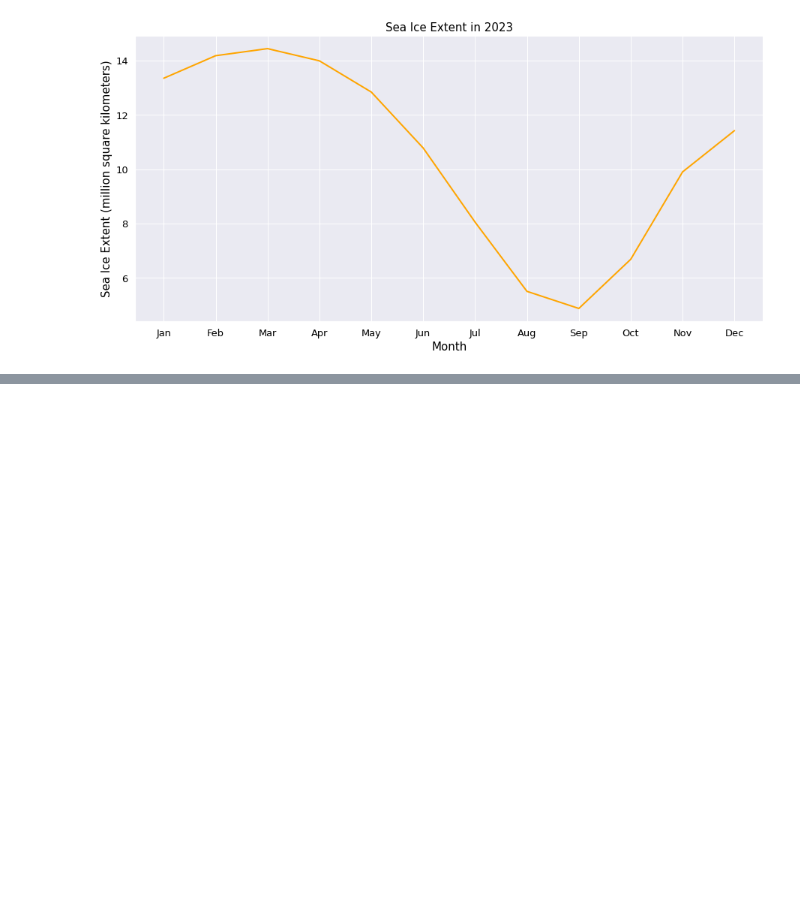
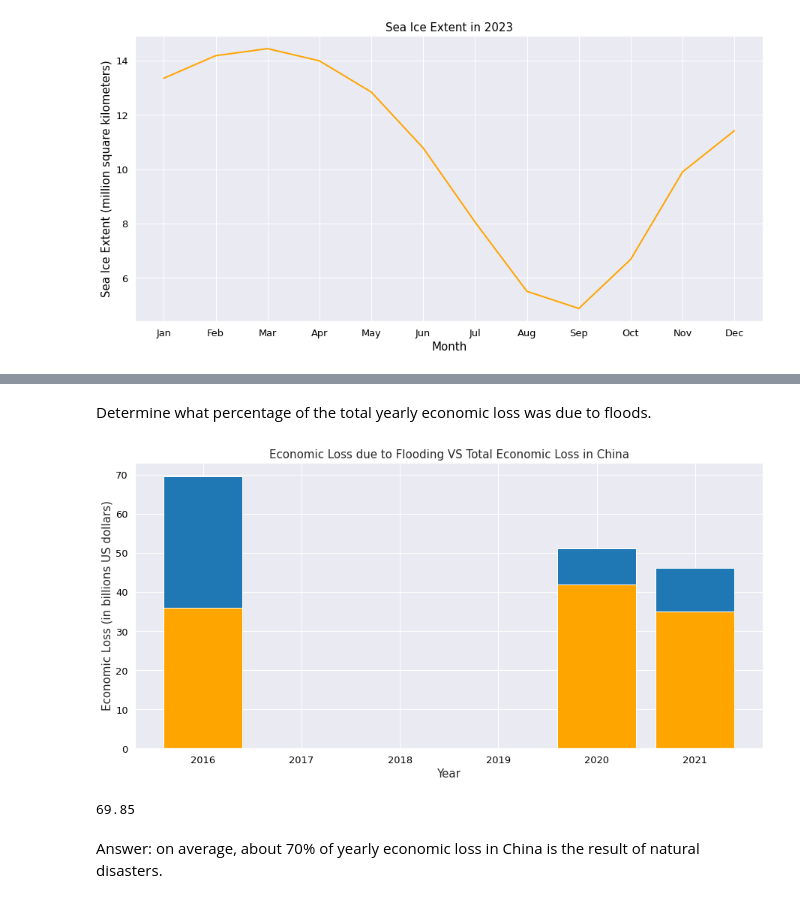
Before and after one commit to sonyaasha/3125-individual-project, a Jupyter notebook: codes/3125-IndividualProject.ipynb, the cells around one changed output, grey strips where cells are left out. Saved outputs shown, nothing was run; the diff lists cells and outputs as text; code cells hidden in the pictures; blank space fills up the shorter version.

Commit message:
Updated Jupyter notebook to answer 2nd question

```diff
--- a/codes/3125-IndividualProject.ipynb
+++ b/codes/3125-IndividualProject.ipynb
@@ -244,0 +330,2 @@ data = pd.DataFrame({'Year': model_year, 'Temperature Anomaly': model_temp_anoma
+# %%
+flood_data = pd.read_excel("flood-disaster-1900-2023-economic-loss.xlsx")
@@ -244,0 +346,46 @@ data = pd.DataFrame({'Year': model_year, 'Temperature Anomaly': model_temp_anoma
+# %% [markdown]
+Determine what percentage of the total yearly economic loss was due to floods.
+# %%
+# available flood data in China between 2013 to 2021
+# 2016
+flood_2016 = flood_data['Economic Loss'][8]
+
+# 2020
+flood_2020 = flood_data['Economic Loss'][5]
+
+# 2021
+flood_2021 = flood_data['Economic Loss'][9]
+# %%
+# Total economic loss in China during the years 2016, 2020, and 2021
+# 2016
+total_2016 = economic_loss_data['Economic Loss (billion US dollars)'][2016]
+
+# 2020
+total_2020 =economic_loss_data['Economic Loss (billion US dollars)'][2020]
+
+# 2023
+total_2021 = economic_loss_data['Economic Loss (billion US dollars)'][2021]
+# %%
+plt.figure(figsize=(15, 7))
+data_2016 = [flood_2016, total_2016]
+data_2020 = [flood_2020, total_2020]
+data_2021 = [flood_2021, total_2021]
+
+plt.bar(2016, data_2016[1], color = '#1f77b4')
+plt.bar(2016, data_2016[0], color = 'orange')
+
+plt.bar(2020, data_2020[1], color = '#1f77b4')
+plt.bar(2020, data_2020[0], color = 'orange')
+
+plt.bar(2021, data_2021[1], color = '#1f77b4')
+plt.bar(2021, data_2021[0], color = 'orange')
+
+plt.title('Economic Loss due to Flooding VS Total Economic Loss in China', fontsize = 15)
+plt.xlabel('Year', fontsize = 15)
+plt.ylabel('Economic Loss (in billions US dollars)', fontsize = 15)
+plt.xticks(fontsize=13, color='black')
+plt.yticks(fontsize=13, color='black')
+
+plt.show()
+# %% [output]
+[figure, added]
@@ -244,0 +404,6 @@ data = pd.DataFrame({'Year': model_year, 'Temperature Anomaly': model_temp_anoma
+# %%
+average_percent
+# %% [output]
+69.85
+# %% [markdown]
+Answer: on average, about 70% of yearly economic loss in China is the result of natural disasters.
```
Also changed, not shown: parts of 16 cells of this notebook, 1 other file.
